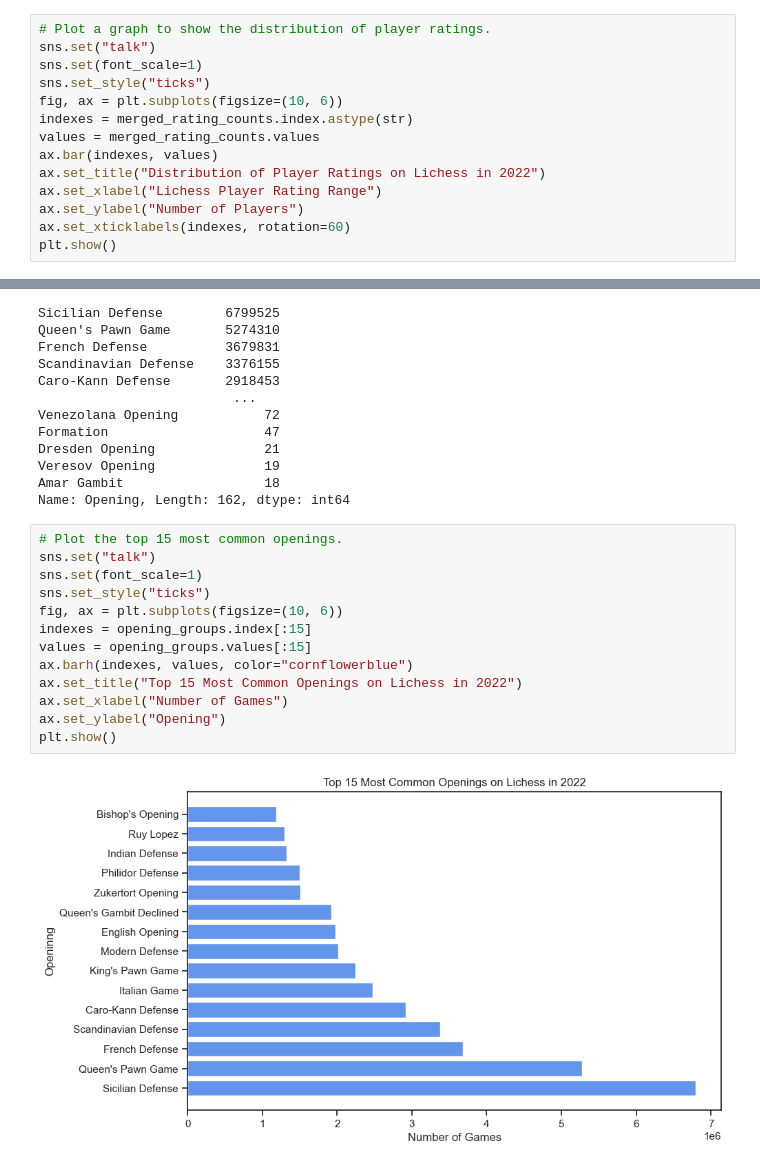
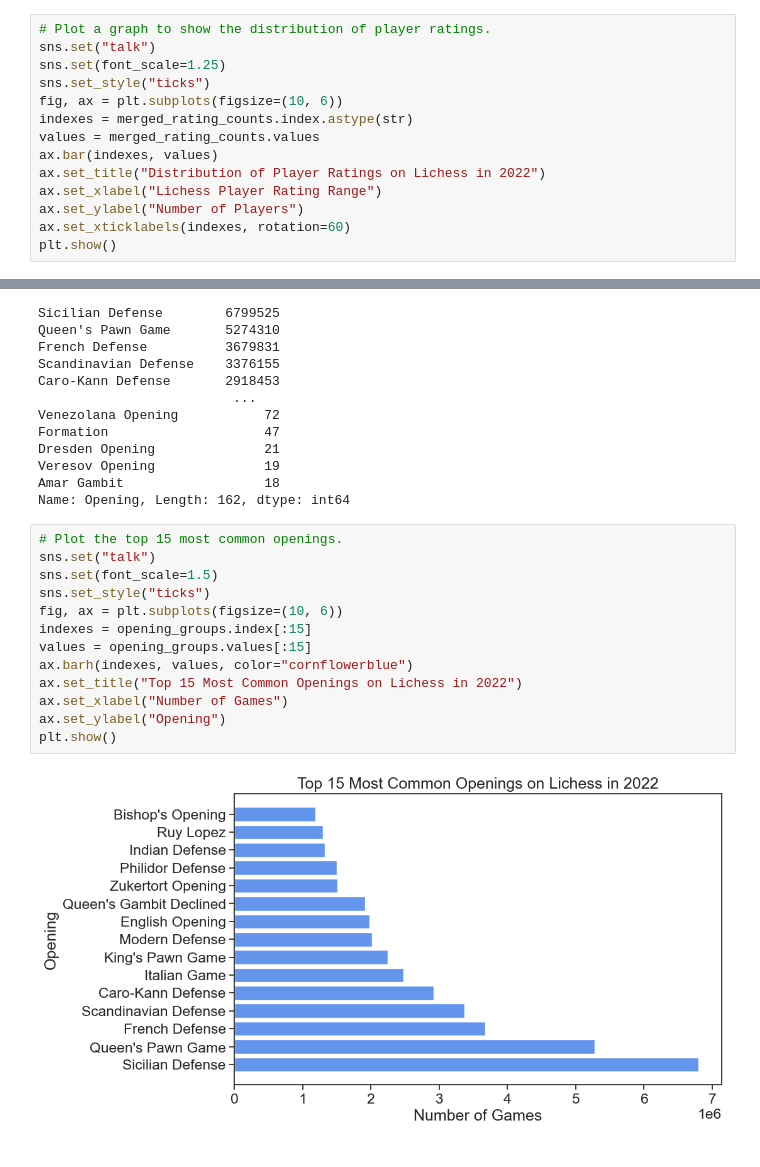
Before and after one commit to IsaacCheng9/machine-learning-in-chess, a Jupyter notebook: src/analyse_csv_data.ipynb, the cells around one changed output, grey strips where cells are left out. Drawn from its saved outputs; the diff is of its cells as text.

Commit message:
Adjust font scale according to plot

```diff
--- a/src/analyse_csv_data.ipynb
+++ b/src/analyse_csv_data.ipynb
@@ -76,7 +76,7 @@ dtype: int64
 # %%
 # Plot a graph to show the distribution of player ratings.
 sns.set("talk")
-sns.set(font_scale=1)
+sns.set(font_scale=1.25)
 sns.set_style("ticks")
 fig, ax = plt.subplots(figsize=(10, 6))
 indexes = merged_rating_counts.index.astype(str)
@@ -152,15 +152,15 @@ Name: Opening, Length: 162, dtype: int64
 # %%
 # Plot the top 15 most common openings.
 sns.set("talk")
-sns.set(font_scale=1)
+sns.set(font_scale=1.5)
 sns.set_style("ticks")
 fig, ax = plt.subplots(figsize=(10, 6))
 indexes = opening_groups.index[:15]
 values = opening_groups.values[:15]
 ax.barh(indexes, values, color="cornflowerblue")
 ax.set_title("Top 15 Most Common Openings on Lichess in 2022")
 ax.set_xlabel("Number of Games")
 ax.set_ylabel("Opening")
 plt.show()
 # %% [output]
-[figure, old version]
+[figure, new version]
```
Also changed, not shown: parts of 1 cell of this notebook.
